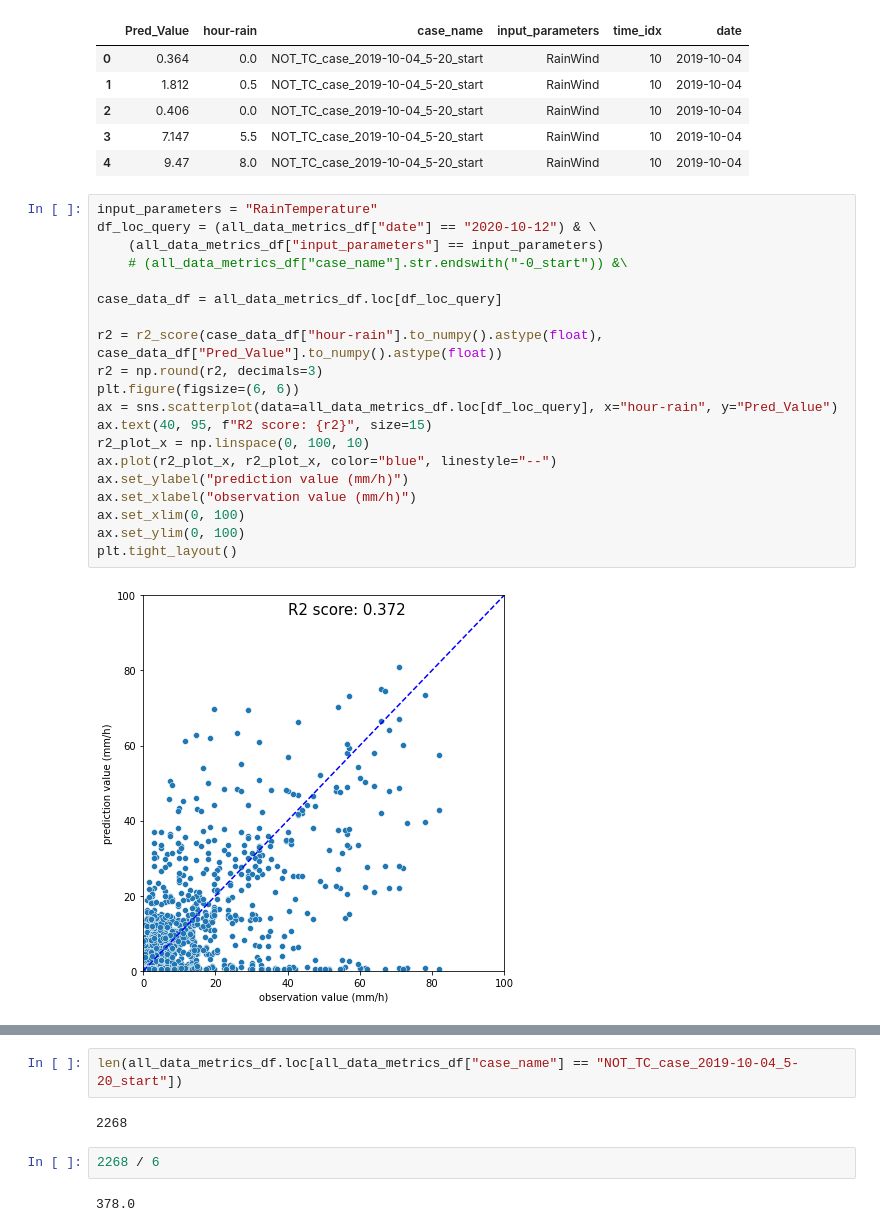
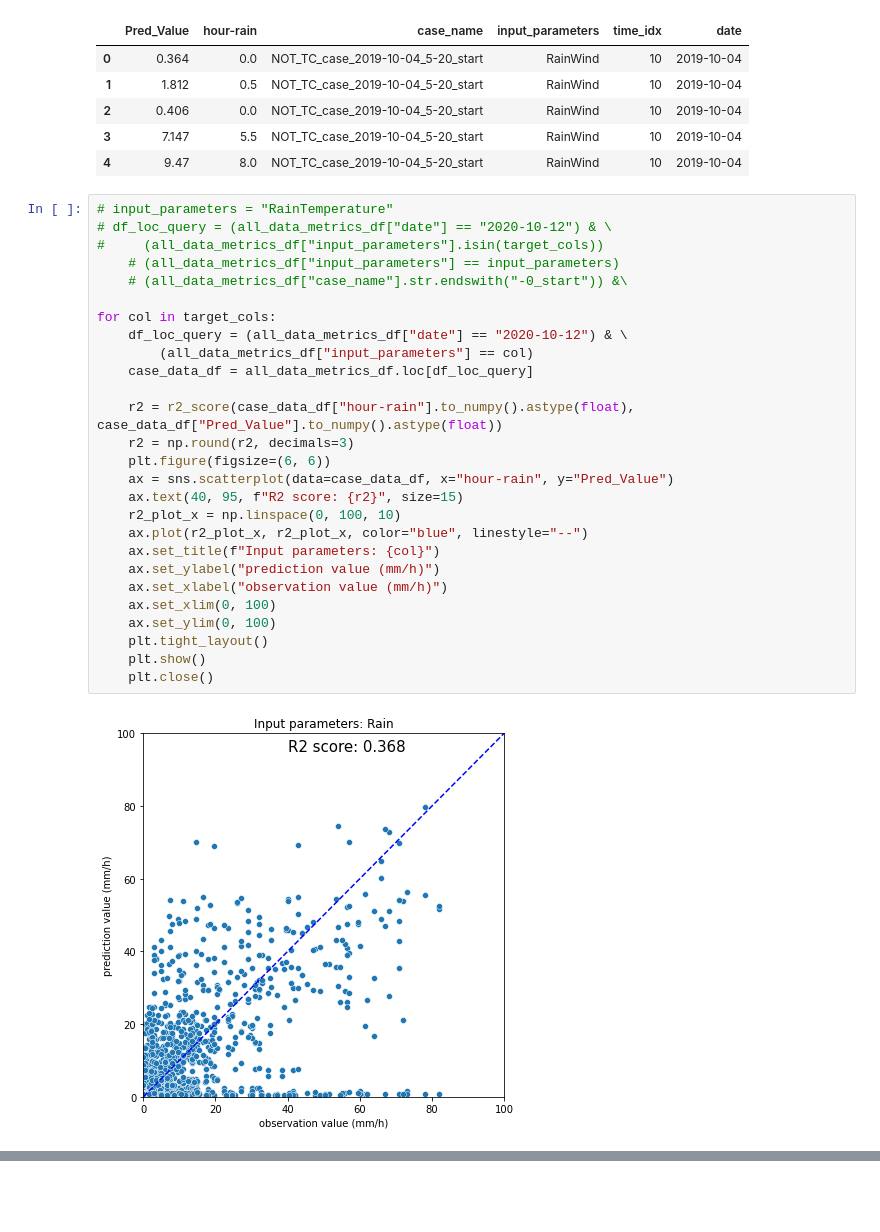
Before and after one commit to tsugumi-sys/poteka-pipeline-pytorch, a Jupyter notebook: result_analysis/timeseries_r2score.ipynb, the cells around one changed output, grey strips where cells are left out. Cells and saved outputs as stored; diff of their text form; blank space fills up the shorter version.

```diff
--- a/result_analysis/timeseries_r2score.ipynb
+++ b/result_analysis/timeseries_r2score.ipynb
@@ -335,24 +335,31 @@ all_data_metrics_df.head()
 | 3 | 7.147 | 5.5 | NOT_TC_case_2019-10-04_5-20_start | RainWind | 10 | 2019-10-04 |
 | 4 | 9.47 | 8.0 | NOT_TC_case_2019-10-04_5-20_start | RainWind | 10 | 2019-10-04 |
 # %%
-input_parameters = "RainTemperature"
-df_loc_query = (all_data_metrics_df["date"] == "2020-10-12") & \
-    (all_data_metrics_df["input_parameters"] == input_parameters)
+# input_parameters = "RainTemperature"
+# df_loc_query = (all_data_metrics_df["date"] == "2020-10-12") & \
+#     (all_data_metrics_df["input_parameters"].isin(target_cols))
+    # (all_data_metrics_df["input_parameters"] == input_parameters)
     # (all_data_metrics_df["case_name"].str.endswith("-0_start")) &\
 
-case_data_df = all_data_metrics_df.loc[df_loc_query]
+for col in target_cols:
+    df_loc_query = (all_data_metrics_df["date"] == "2020-10-12") & \
+        (all_data_metrics_df["input_parameters"] == col)
+    case_data_df = all_data_metrics_df.loc[df_loc_query]
 
-r2 = r2_score(case_data_df["hour-rain"].to_numpy().astype(float), case_data_df["Pred_Value"].to_numpy().astype(float))
-r2 = np.round(r2, decimals=3)
-plt.figure(figsize=(6, 6))
-ax = sns.scatterplot(data=all_data_metrics_df.loc[df_loc_query], x="hour-rain", y="Pred_Value")
-ax.text(40, 95, f"R2 score: {r2}", size=15)
-r2_plot_x = np.linspace(0, 100, 10)
-ax.plot(r2_plot_x, r2_plot_x, color="blue", linestyle="--")
-ax.set_ylabel("prediction value (mm/h)")
-ax.set_xlabel("observation value (mm/h)")
-ax.set_xlim(0, 100)
-ax.set_ylim(0, 100)
-plt.tight_layout()
+    r2 = r2_score(case_data_df["hour-rain"].to_numpy().astype(float), case_data_df["Pred_Value"].to_numpy().astype(float))
+    r2 = np.round(r2, decimals=3)
+    plt.figure(figsize=(6, 6))
+    ax = sns.scatterplot(data=case_data_df, x="hour-rain", y="Pred_Value")
+    ax.text(40, 95, f"R2 score: {r2}", size=15)
+    r2_plot_x = np.linspace(0, 100, 10)
+    ax.plot(r2_plot_x, r2_plot_x, color="blue", linestyle="--")
+    ax.set_title(f"Input parameters: {col}")
+    ax.set_ylabel("prediction value (mm/h)")
+    ax.set_xlabel("observation value (mm/h)")
+    ax.set_xlim(0, 100)
+    ax.set_ylim(0, 100)
+    plt.tight_layout()
+    plt.show()
+    plt.close()
 # %% [output]
-[figure, old version]
+[figure, new version]
@@ -359,8 +369,0 @@ plt.tight_layout()
-# %%
-len(all_data_metrics_df.loc[all_data_metrics_df["case_name"] == "NOT_TC_case_2019-10-04_5-20_start"])
-# %% [output]
-2268
-# %%
-2268 / 6
-# %% [output]
-378.0
```
Also changed, not shown: parts of 5 cells of this notebook, 14 other files.
